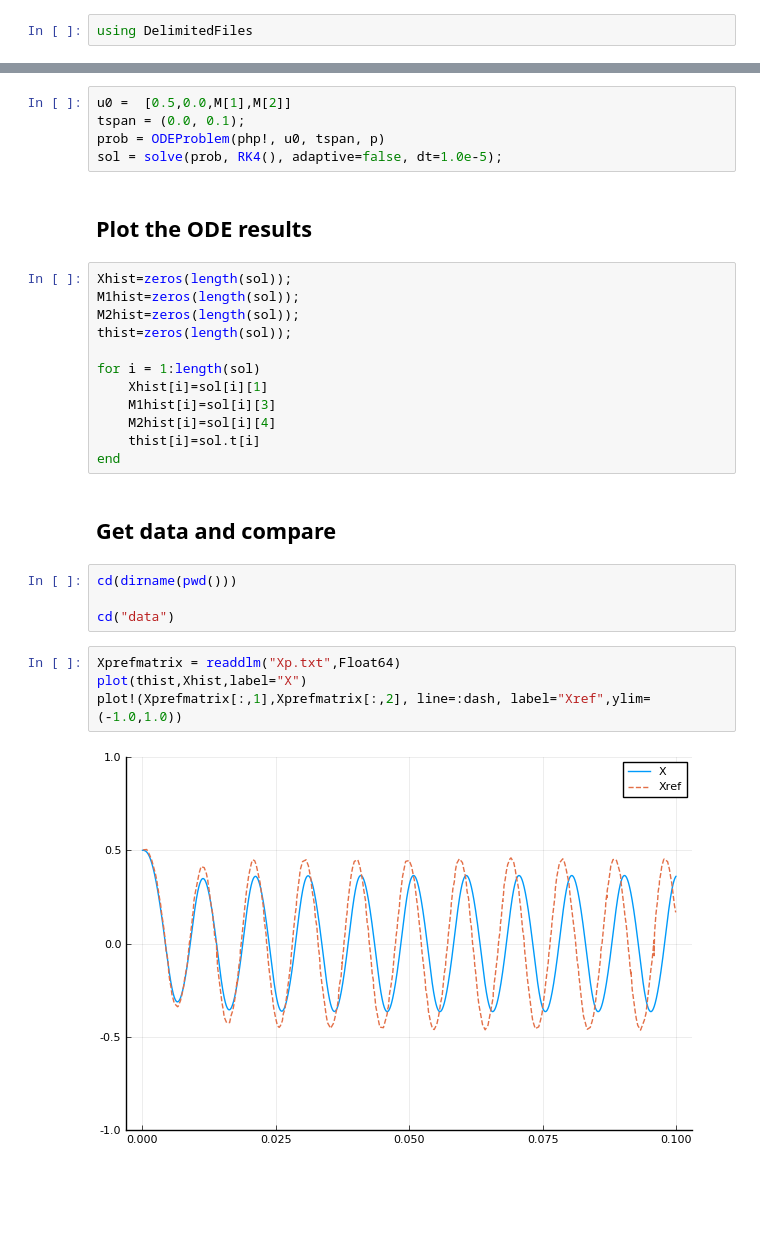
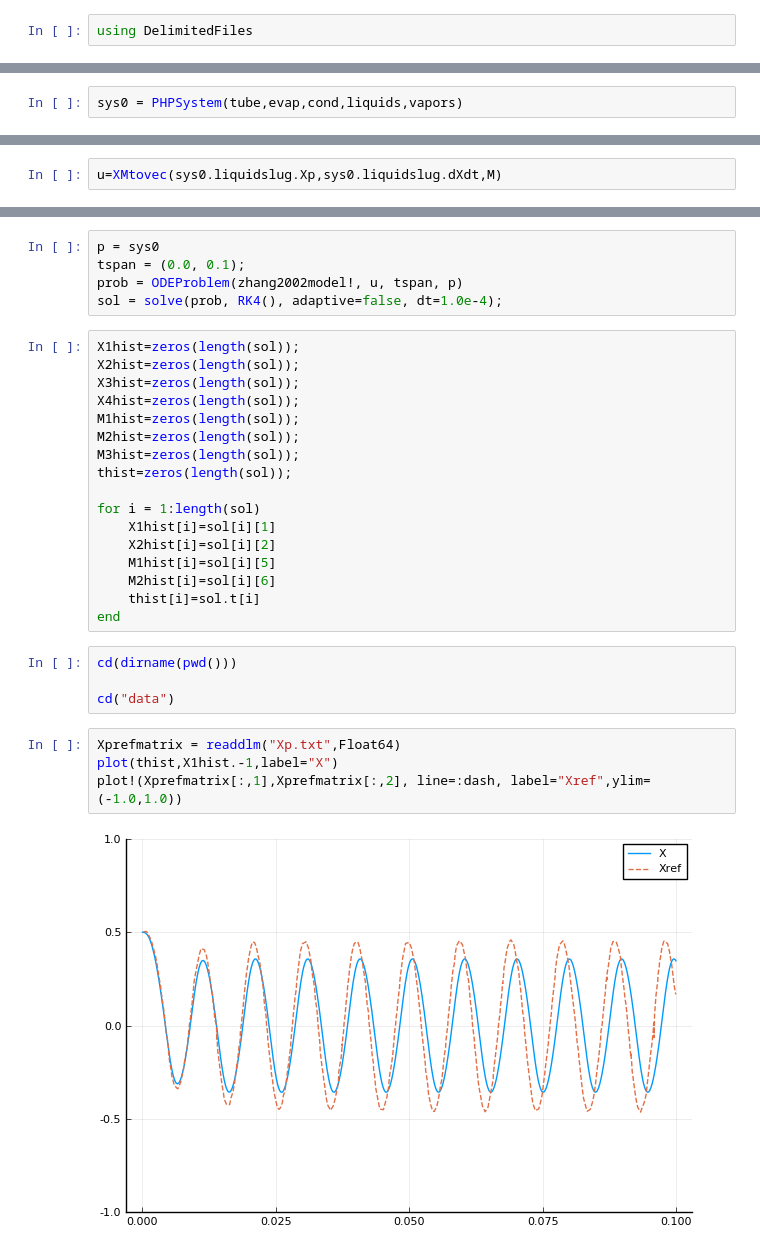
Before and after one commit to liyuxuan48/OneDThermalFlow, a Jupyter notebook: examples/U shape PHP dynamics.ipynb, the cells around one changed output, grey strips where cells are left out. Saved outputs shown, nothing was run; the diff lists cells and outputs as text; blank space fills up the shorter version.

```diff
--- a/examples/U shape PHP dynamics.ipynb
+++ b/examples/U shape PHP dynamics.ipynb
@@ -130,0 +122,2 @@ php! (generic function with 1 method)
+# %%
+sys0 = PHPSystem(tube,evap,cond,liquids,vapors)
@@ -130,0 +138,2 @@ php! (generic function with 1 method)
+# %%
+u=XMtovec(sys0.liquidslug.Xp,sys0.liquidslug.dXdt,M)
@@ -131,34 +152,35 @@ php! (generic function with 1 method)
 # %%
-u0 =  [0.5,0.0,M[1],M[2]]
+p = sys0
 tspan = (0.0, 0.1);
-prob = ODEProblem(php!, u0, tspan, p)
-sol = solve(prob, RK4(), adaptive=false, dt=1.0e-5);
+prob = ODEProblem(zhang2002model!, u, tspan, p)
+sol = solve(prob, RK4(), adaptive=false, dt=1.0e-4);
-# %% [markdown]
-## Plot the ODE results
 # %%
-Xhist=zeros(length(sol));
+X1hist=zeros(length(sol));
+X2hist=zeros(length(sol));
+X3hist=zeros(length(sol));
+X4hist=zeros(length(sol));
 M1hist=zeros(length(sol));
 M2hist=zeros(length(sol));
+M3hist=zeros(length(sol));
 thist=zeros(length(sol));
 
 for i = 1:length(sol)
-    Xhist[i]=sol[i][1]
-    M1hist[i]=sol[i][3]
-    M2hist[i]=sol[i][4]
+    X1hist[i]=sol[i][1]
+    X2hist[i]=sol[i][2]
+    M1hist[i]=sol[i][5]
+    M2hist[i]=sol[i][6]
     thist[i]=sol.t[i]
 end
-# %% [markdown]
-## Get data and compare
 # %%
 cd(dirname(pwd()))
 
 cd("data")
 # %%
 Xprefmatrix = readdlm("Xp.txt",Float64)
-plot(thist,Xhist,label="X")
+plot(thist,X1hist.-1,label="X")
 plot!(Xprefmatrix[:,1],Xprefmatrix[:,2], line=:dash, label="Xref",ylim=(-1.0,1.0))
 # %% [output]
-[figure, old version]
+[figure, new version]
 # %%
 M1refmatrix = readdlm("M1.txt", ',', Float64)
 plot(thist,M1hist,label="M1")
```
Also changed, not shown: parts of 24 cells of this notebook, 4 other files.
